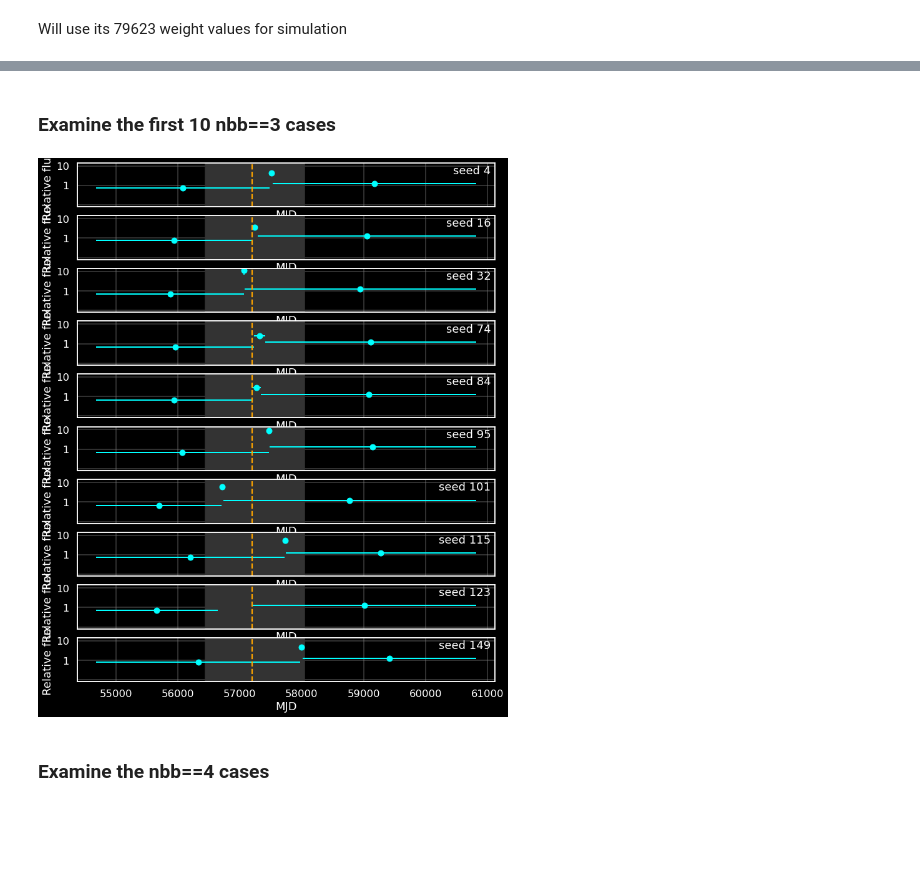
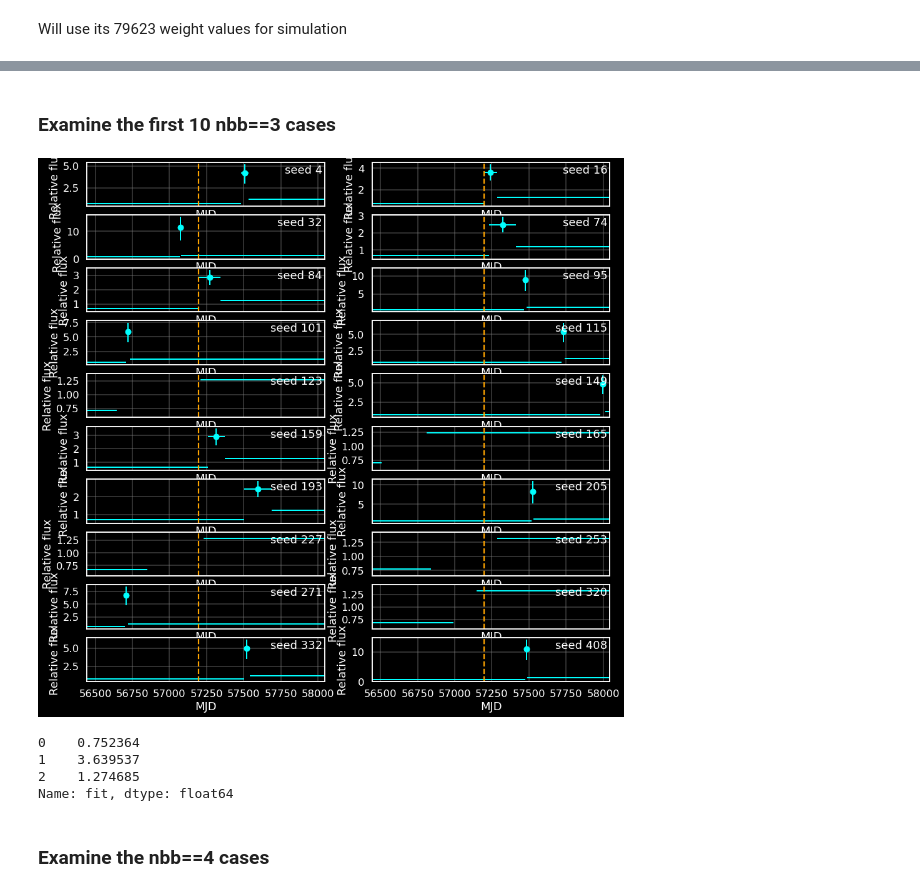
Before and after one commit to tburnett/agnsteps, a Jupyter notebook: Monte_Carlo.ipynb, the cells around one changed output, grey strips where cells are left out. Drawn from its saved outputs; the diff is of its cells as text; code cells hidden in the pictures; blank space fills up the shorter version.

```diff
--- a/Monte_Carlo.ipynb
+++ b/Monte_Carlo.ipynb
@@ -113,19 +118,28 @@ sns.pairplot(df2.drop('nbb',axis=1), height=3,corner=True,
 # %%
 show(f"""### Examine the first 10 nbb==3 cases """)
 from wtlike.lightcurve import flux_plot
-fig, axx = plt.subplots(nrows=10, figsize=(12,15),sharex=True,sharey=True)
-for seed, ax in zip(df_all.query('nbb==3').index[:10], axx.flat):
+fig, axx = plt.subplots(nrows=10, ncols=2, figsize=(15,15),sharex=True)#,sharey=True)
+for seed, ax in zip(df_all.query('nbb==3').index[:20], axx.flat):
     with capture_hide():
         bv =bbs.sim_view(step_time=None, seed=seed).bb_view()
+        y = list(bv.fits.fit.apply(lambda fit: fit.flux)) # flux values from the fits
 
-    ax.axvspan(*trange,  color='0.2')
+    #ax.axvspan(*trange,  color='0.2')
     flux_plot(bv.fits, ax=ax, source_name=f'seed {seed}',
-            colors='cyan none none'.split(), log=True);
+            colors='cyan none none'.split(), log=False);
     ax.get_legend().remove()
     ax.axvline(step.time, color='orange',ls='--')
+    ax.set(xlim=(trange))# ylim=(y[0], y[-1]))
 # %% [output]
 ### Examine the first 10 nbb==3 cases
-[figure, old version]
+[figure, new version]
+# %%
+y = bv.fits.fit.apply(lambda fit: fit.flux) # flux values from the fits
+# %% [output]
+0    0.752364
+1    3.639537
+2    1.274685
+Name: fit, dtype: float64
 # %%
 show(f"""### Examine the nbb==4 cases """)
 from wtlike.lightcurve import flux_plot
```
Also changed, not shown: parts of 13 cells of this notebook, 2 other files.
